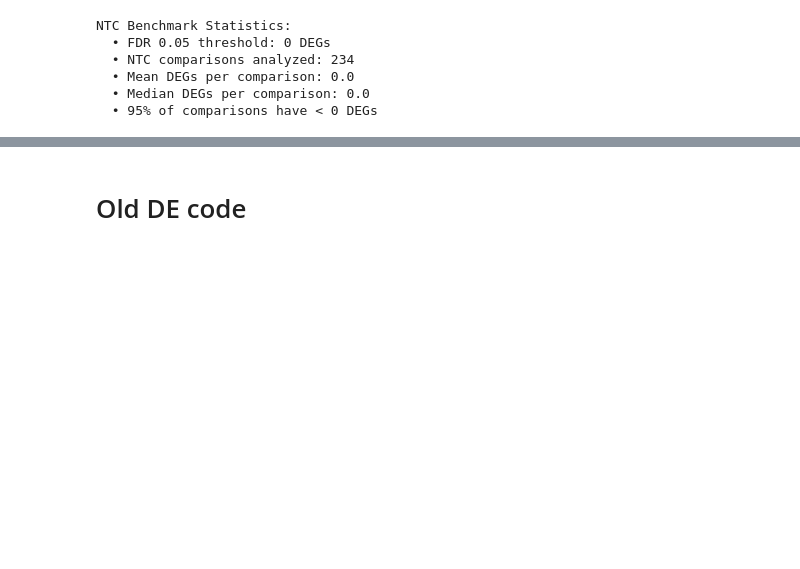
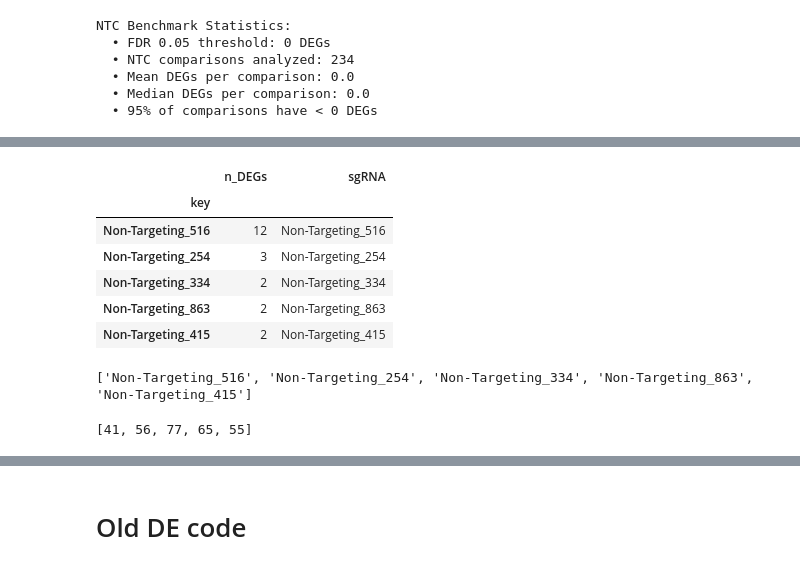
Before and after one commit to subramaniam-lab-ucsd/tf-project, a Jupyter notebook: tf_project_de_analysis_mde.ipynb, the cells around one changed output, grey strips where cells are left out. Cells and saved outputs as stored; diff of their text form; code cells hidden in the pictures; blank space fills up the shorter version.

```diff
--- a/tf_project_de_analysis_mde.ipynb
+++ b/tf_project_de_analysis_mde.ipynb
@@ -757,0 +803,21 @@ NTC Benchmark Statistics:
+# %%
+pipeline_ntc_res = pipeline_ntc_benchmark_results[1]
+pipeline_ntc_res.head()
+# %% [output]
+|  | n_DEGs | sgRNA |
+| key |  |  |
+| Non-Targeting_516 | 12 | Non-Targeting_516 |
+| Non-Targeting_254 | 3 | Non-Targeting_254 |
+| Non-Targeting_334 | 2 | Non-Targeting_334 |
+| Non-Targeting_863 | 2 | Non-Targeting_863 |
+| Non-Targeting_415 | 2 | Non-Targeting_415 |
+# %%
+ntc_gRNA_high_n_degs = pipeline_ntc_res.head().index.tolist()
+print(ntc_gRNA_high_n_degs)
+# %% [output]
+['Non-Targeting_516', 'Non-Targeting_254', 'Non-Targeting_334', 'Non-Targeting_863', 'Non-Targeting_415']
+# %%
+ntc_gRNA_n_cells = [adata[adata.obs.gRNA == gRNA].shape[0] for gRNA in ntc_gRNA_high_n_degs]
+print(ntc_gRNA_n_cells)
+# %% [output]
+[41, 56, 77, 65, 55]
```
Also changed, not shown: parts of 7 cells of this notebook, 1 other file.
